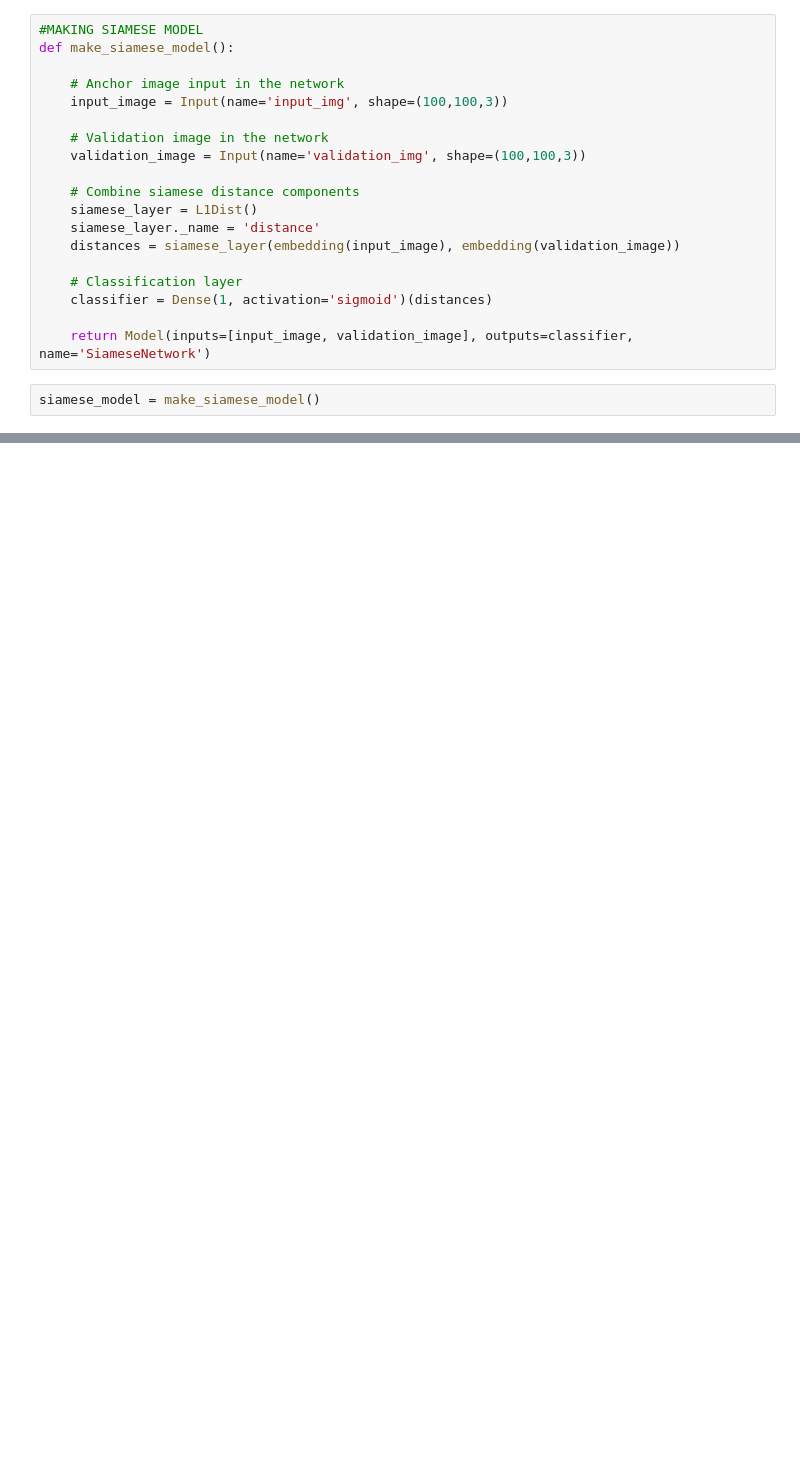
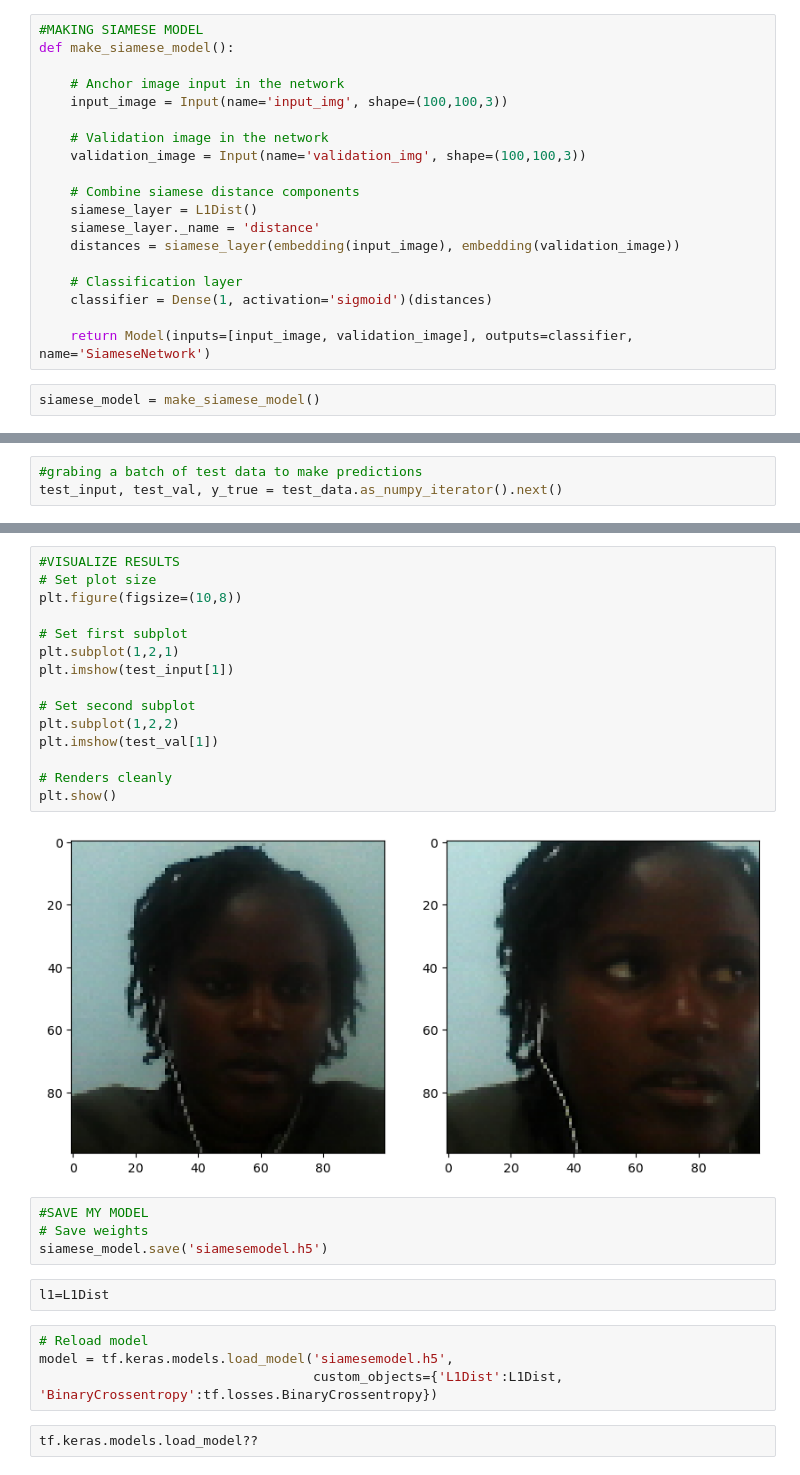
Before and after one commit to Monique-199/FaceRecognition, a Jupyter notebook: RecognitionWithSiamese.ipynb, the cells around one changed output, grey strips where cells are left out. Drawn from its saved outputs; the diff is of its cells as text; blank space fills up the shorter version.

```diff
--- a/RecognitionWithSiamese.ipynb
+++ b/RecognitionWithSiamese.ipynb
@@ -351,0 +702,3 @@ val_embedding = embedding(validation_image)
+# %%
+#grabing a batch of test data to make predictions
+test_input, test_val, y_true = test_data.as_numpy_iterator().next()
@@ -351,0 +779,29 @@ val_embedding = embedding(validation_image)
+# %%
+#VISUALIZE RESULTS
+# Set plot size
+plt.figure(figsize=(10,8))
+
+# Set first subplot
+plt.subplot(1,2,1)
+plt.imshow(test_input[1])
+
+# Set second subplot
+plt.subplot(1,2,2)
+plt.imshow(test_val[1])
+
+# Renders cleanly
+plt.show()
+# %% [output]
+[figure, added]
+# %%
+#SAVE MY MODEL
+# Save weights
+siamese_model.save('siamesemodel.h5')
+# %%
+l1=L1Dist
+# %%
+# Reload model
+model = tf.keras.models.load_model('siamesemodel.h5',
+                                   custom_objects={'L1Dist':L1Dist, 'BinaryCrossentropy':tf.losses.BinaryCrossentropy})
+# %%
+tf.keras.models.load_model??
```
Also changed, not shown: parts of 93 cells of this notebook.
